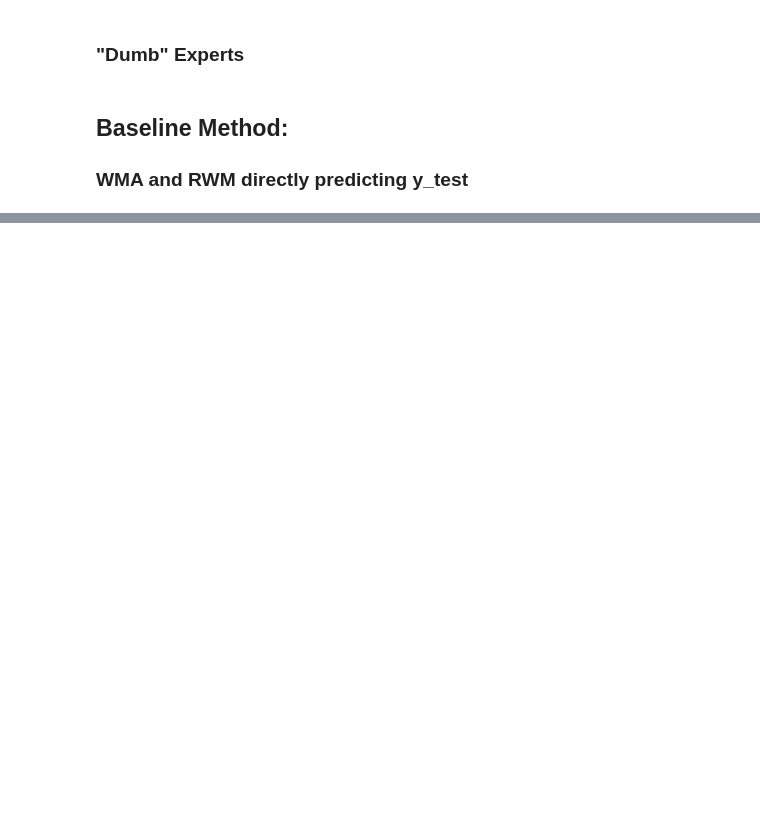
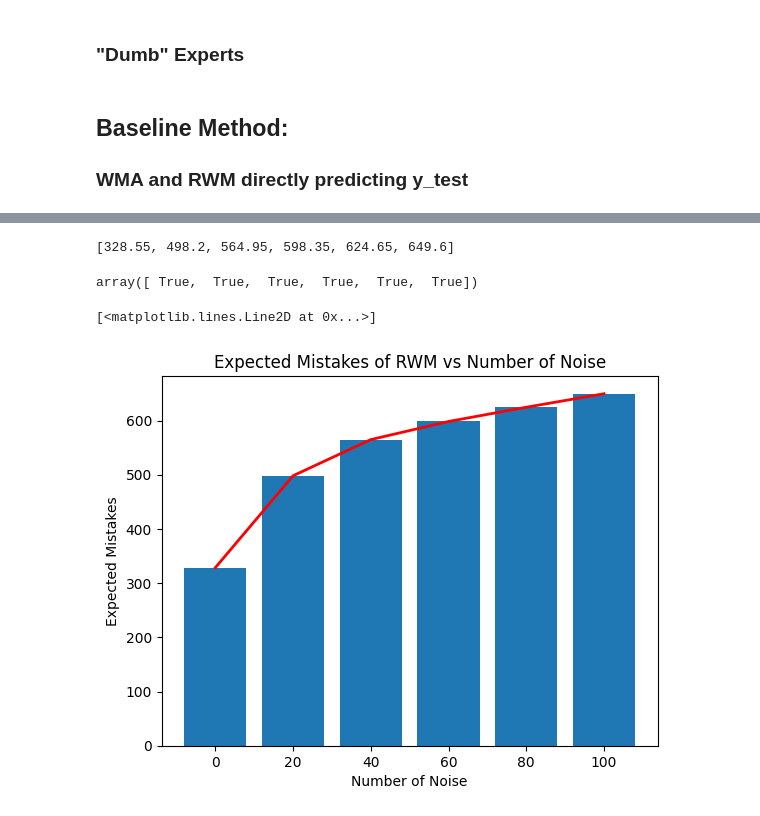
Before and after one commit to William-0320/STOR515-Final-Proj, a Jupyter notebook: src/Final_Proj.ipynb, the cells around one changed output, grey strips where cells are left out. Saved outputs shown, nothing was run; the diff lists cells and outputs as text; code cells hidden in the pictures; blank space fills up the shorter version.

```diff
--- a/src/Final_Proj.ipynb
+++ b/src/Final_Proj.ipynb
@@ -507,0 +566,41 @@ print(rwm_accuracy_4)
+# %%
+def test_rwm(experts_y):
+	T = len(y_test)
+	exp_mistakes = []
+	for i in range(5, 106, 20):
+		exp_y = experts_y[:i]
+		N = i
+		rwm_mistakes = []
+		K = 100
+		for k in range(K):
+			# reset weights, add mistake counter before starting
+			w = [ 1 for i in range(N) ]
+			rwm_mistakes.append(0)
+
+			# moving through rounds, making predictions and updating weights as necessary
+			for t in range(T):
+				# calculating collective weight of all experts
+				W = sum(w)
+				# setting up probability distribution for picking expert
+				expert_probs = []
+				for i in range(N):
+					expert_probs.append(w[i]/W)
+				# randomly choosing an expert's prediction to use as your own
+				chosen_expert = np.random.choice(N, 1, p=expert_probs)
+				# checking if that expert (and thus your prediction) was right
+				if exp_y[chosen_expert[0]][t] != y_test[t]:
+					rwm_mistakes[k] = rwm_mistakes[k] + 1
+				# updating expert weights
+				for i in range(N):
+					if exp_y[i][t] != y_test[t]:
+						w[i] = w[i]*(1-epsilon)
+		exp_mistakes.append(np.mean(rwm_mistakes))
+	return exp_mistakes
+# %%
+expected_mistakes = test_rwm(expert_y)
+expected_mistakes
+# %% [output]
+[328.55, 498.2, 564.95, 598.35, 624.65, 649.6]
+# %%
+num_experts = [5, 25, 45, 65, 85, 105]
+num_noise = ['0', '20', '40', '60', '80', '100']
@@ -507,0 +610,14 @@ print(rwm_accuracy_4)
+# %%
+# check for upper bound
+expected_mistakes <= (np.log(num_experts) / epsilon + (1 + epsilon) * Mi_star)
+# %% [output]
+array([ True,  True,  True,  True,  True,  True])
+# %%
+plt.bar(num_noise, expected_mistakes)
+plt.xlabel('Number of Noise')
+plt.ylabel('Expected Mistakes')
+plt.title('Expected Mistakes of RWM vs Number of Noise')
+plt.plot(num_noise, expected_mistakes, color = 'red', linewidth = 2)
+# %% [output]
+[<matplotlib.lines.Line2D at 0x...>]
+[figure, added]
```
Also changed, not shown: parts of 49 cells of this notebook.
